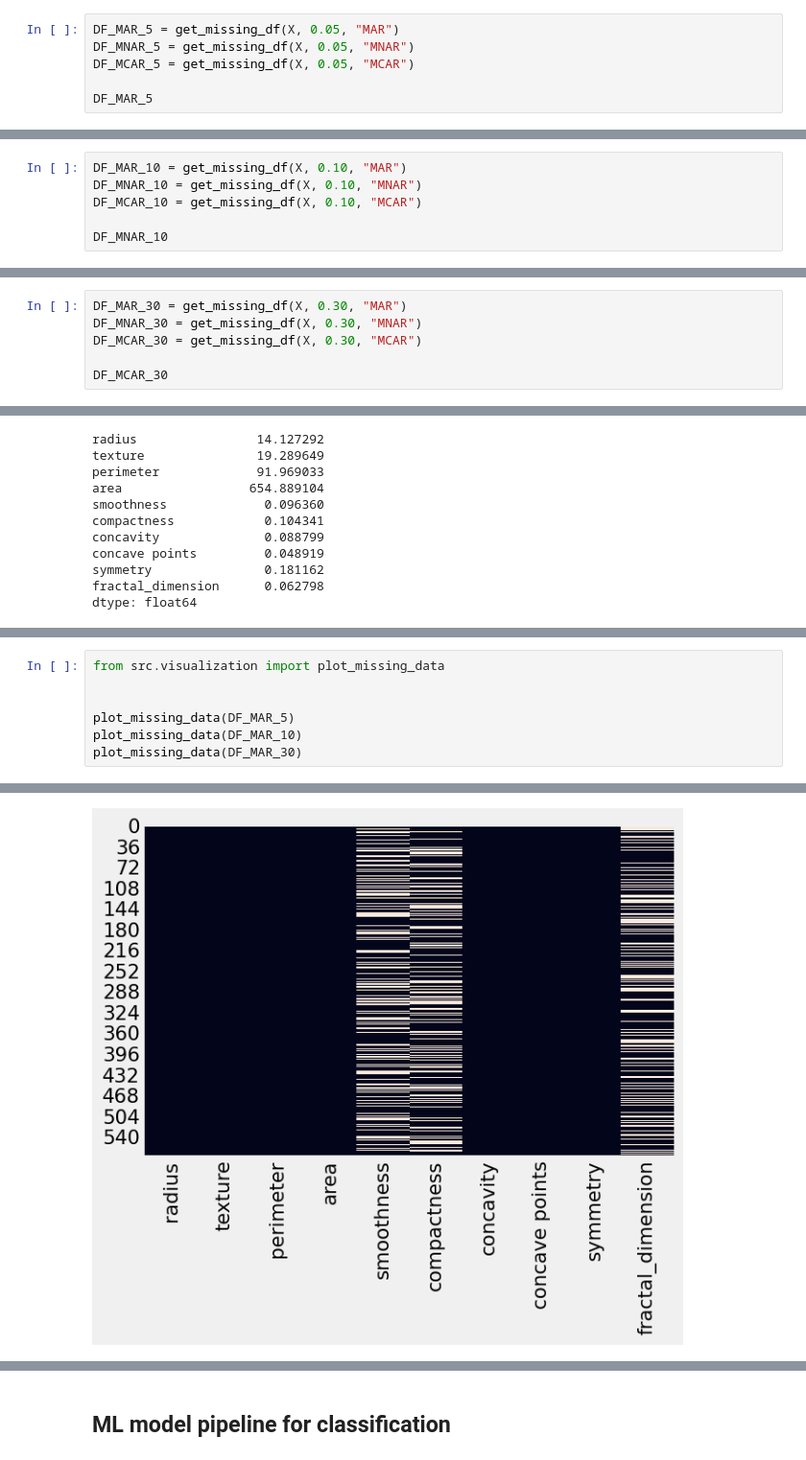
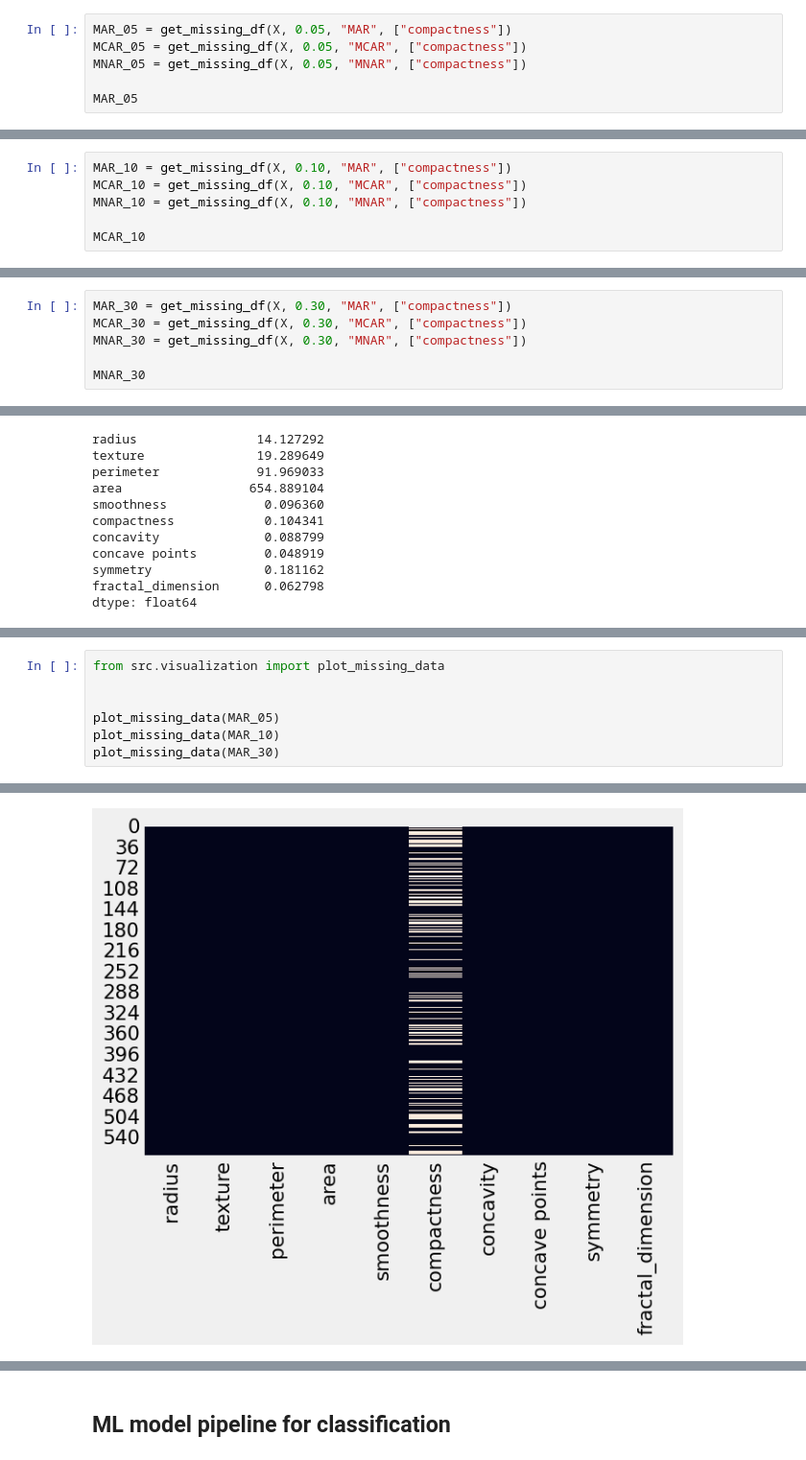
Before and after one commit to Research-Topics-in-Data-Mining/missingness-effect-complete-dataset, a Jupyter notebook: notebooks/Research Topics Project.ipynb, the cells around one changed output, grey strips where cells are left out. Shown at 96% size. Saved outputs shown, nothing was run; the diff lists cells and outputs as text.

```diff
--- a/notebooks/Research Topics Project.ipynb
+++ b/notebooks/Research Topics Project.ipynb
@@ -45,9 +61,9 @@ Name: diagnosis, dtype: int64
 # %% [markdown]
 ### 5% Missing Values
 # %%
-DF_MAR_5 = get_missing_df(X, 0.05, "MAR")
-DF_MNAR_5 = get_missing_df(X, 0.05, "MNAR")
-DF_MCAR_5 = get_missing_df(X, 0.05, "MCAR")
+MAR_05 = get_missing_df(X, 0.05, "MAR", ["compactness"])
+MCAR_05 = get_missing_df(X, 0.05, "MCAR", ["compactness"])
+MNAR_05 = get_missing_df(X, 0.05, "MNAR", ["compactness"])
 
-DF_MAR_5
+MAR_05
 # %% [output]
@@ -67,9 +86,9 @@ DF_MAR_5
 # %% [markdown]
 ### 10% Missing Values
 # %%
-DF_MAR_10 = get_missing_df(X, 0.10, "MAR")
-DF_MNAR_10 = get_missing_df(X, 0.10, "MNAR")
-DF_MCAR_10 = get_missing_df(X, 0.10, "MCAR")
+MAR_10 = get_missing_df(X, 0.10, "MAR", ["compactness"])
+MCAR_10 = get_missing_df(X, 0.10, "MCAR", ["compactness"])
+MNAR_10 = get_missing_df(X, 0.10, "MNAR", ["compactness"])
 
-DF_MNAR_10
+MCAR_10
 # %% [output]
@@ -89,9 +111,9 @@ DF_MNAR_10
 # %% [markdown]
 ### 30% Missing Values
 # %%
-DF_MAR_30 = get_missing_df(X, 0.30, "MAR")
-DF_MNAR_30 = get_missing_df(X, 0.30, "MNAR")
-DF_MCAR_30 = get_missing_df(X, 0.30, "MCAR")
+MAR_30 = get_missing_df(X, 0.30, "MAR", ["compactness"])
+MCAR_30 = get_missing_df(X, 0.30, "MCAR", ["compactness"])
+MNAR_30 = get_missing_df(X, 0.30, "MNAR", ["compactness"])
 
-DF_MCAR_30
+MNAR_30
 # %% [output]
@@ -142,7 +167,7 @@ dtype: float64
 from src.visualization import plot_missing_data
 
 
-plot_missing_data(DF_MAR_5)
-plot_missing_data(DF_MAR_10)
-plot_missing_data(DF_MAR_30)
+plot_missing_data(MAR_05)
+plot_missing_data(MAR_10)
+plot_missing_data(MAR_30)
 # %% [output]
@@ -151,2 +176,2 @@ plot_missing_data(DF_MAR_30)
-[figure, old version]
+[figure, new version]
 # %%
```
Also changed, not shown: parts of 9 cells of this notebook, 2 other files.
